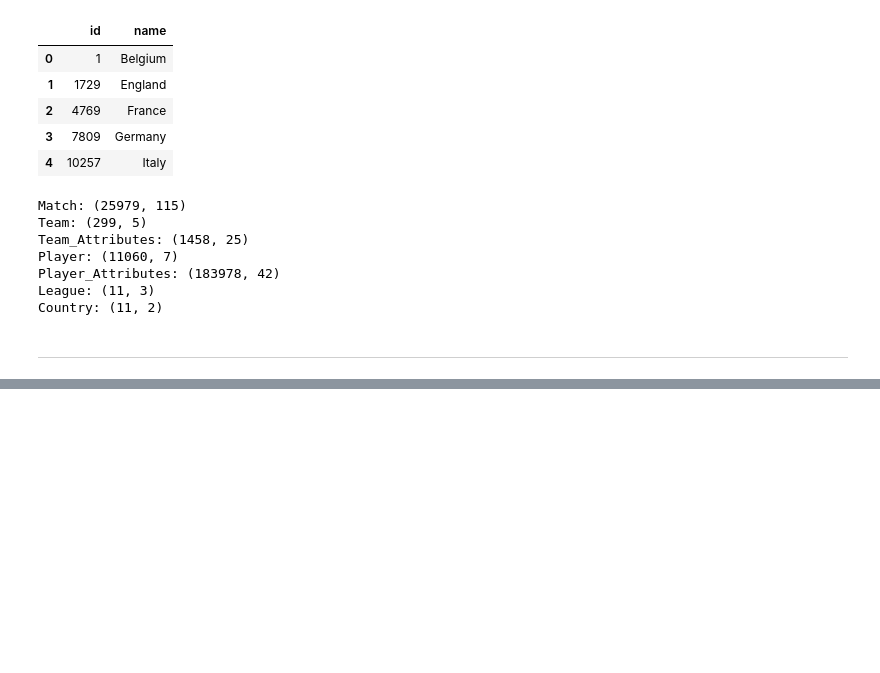
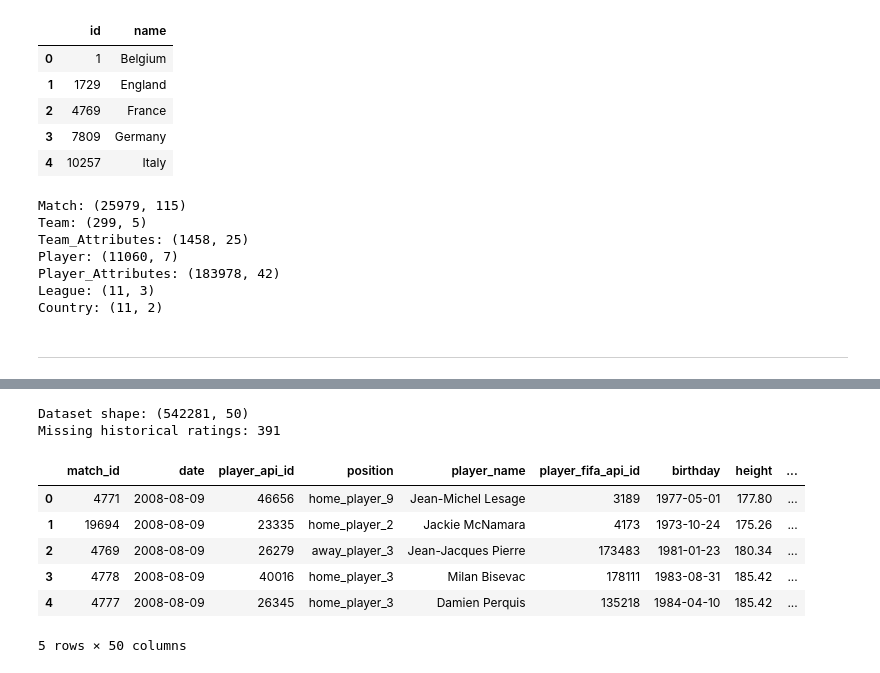
Before and after one commit to Aalli-Talpur/football-match-outcome-prediction, a Jupyter notebook: Notebook/04_Dataset_V2_Feature_Engineering_and_Experimentation.ipynb, the cells around one changed output, grey strips where cells are left out. Cells and saved outputs as stored; diff of their text form; code cells hidden in the pictures; blank space fills up the shorter version.

```diff
--- a/Notebook/04_Dataset_V2_Feature_Engineering_and_Experimentation.ipynb
+++ b/Notebook/04_Dataset_V2_Feature_Engineering_and_Experimentation.ipynb
@@ -123,0 +387,49 @@ Country: (11, 2)
+# %%
+# Prepare Player Attributes
+player_attrs = player_attributes_df.copy()
+
+player_attrs = player_attrs.drop(
+    columns=["player_fifa_api_id"]
+).rename(
+    columns={
+        "id": "attribute_record_id",
+        "date": "attributes_date"
+    }
+)
+
+# Convert dates
+player_attrs["attributes_date"] = pd.to_datetime(
+    player_attrs["attributes_date"]
+)
+
+# Join historical attributes
+player_lineups = pd.merge_asof(
+    player_lineups.sort_values("date"),
+    player_attrs.sort_values(
+        ["attributes_date", "attribute_record_id"]
+    ),
+    left_on="date",
+    right_on="attributes_date",
+    by="player_api_id",
+    direction="backward",
+    allow_exact_matches=False
+)
+
+print("Dataset shape:", player_lineups.shape)
+
+print(
+    "Missing historical ratings:",
+    player_lineups["overall_rating"].isna().sum()
+)
+
+player_lineups.head()
+# %% [output]
+Dataset shape: (542281, 50)
+Missing historical ratings: 391
+|  | match_id | date | player_api_id | position | player_name | player_fifa_api_id | birthday | height | ... |
+| 0 | 4771 | 2008-08-09 | 46656 | home_player_9 | Jean-Michel Lesage | 3189 | 1977-05-01 | 177.80 | ... |
+| 1 | 19694 | 2008-08-09 | 23335 | home_player_2 | Jackie McNamara | 4173 | 1973-10-24 | 175.26 | ... |
+| 2 | 4769 | 2008-08-09 | 26279 | away_player_3 | Jean-Jacques Pierre | 173483 | 1981-01-23 | 180.34 | ... |
+| 3 | 4778 | 2008-08-09 | 40016 | home_player_3 | Milan Bisevac | 178111 | 1983-08-31 | 185.42 | ... |
+| 4 | 4777 | 2008-08-09 | 26345 | home_player_3 | Damien Perquis | 135218 | 1984-04-10 | 185.42 | ... |
+5 rows × 50 columns
```
Also changed, not shown: parts of 22 cells of this notebook.
